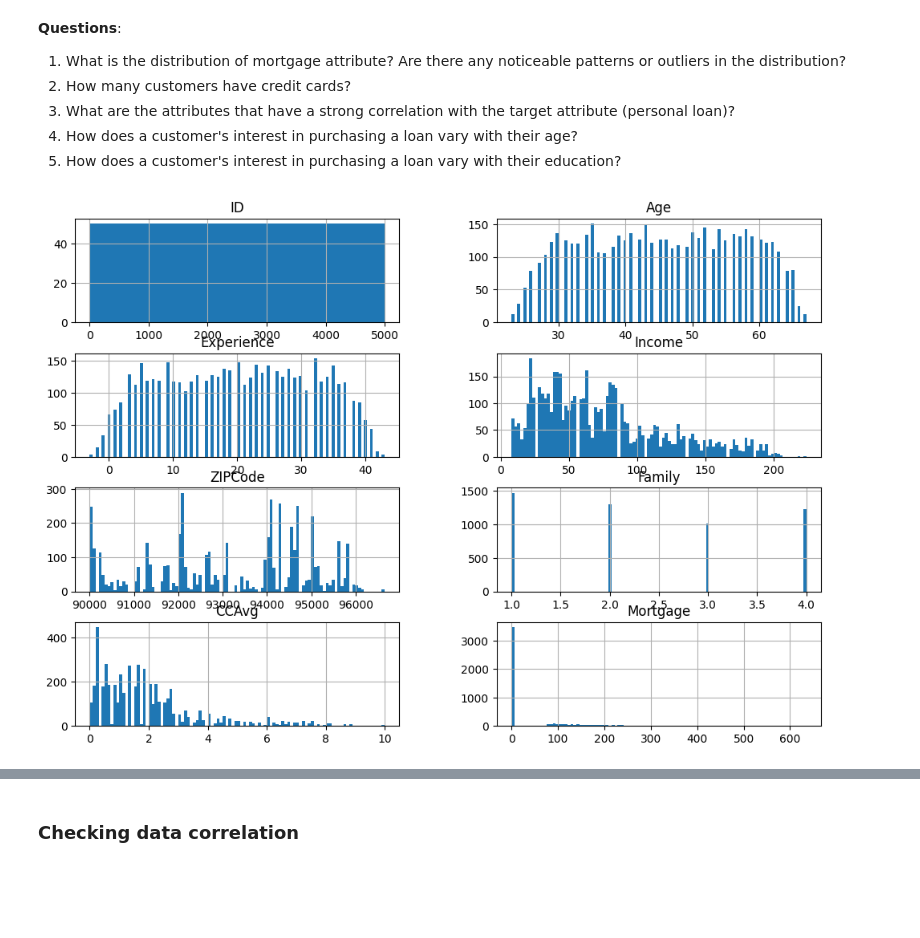
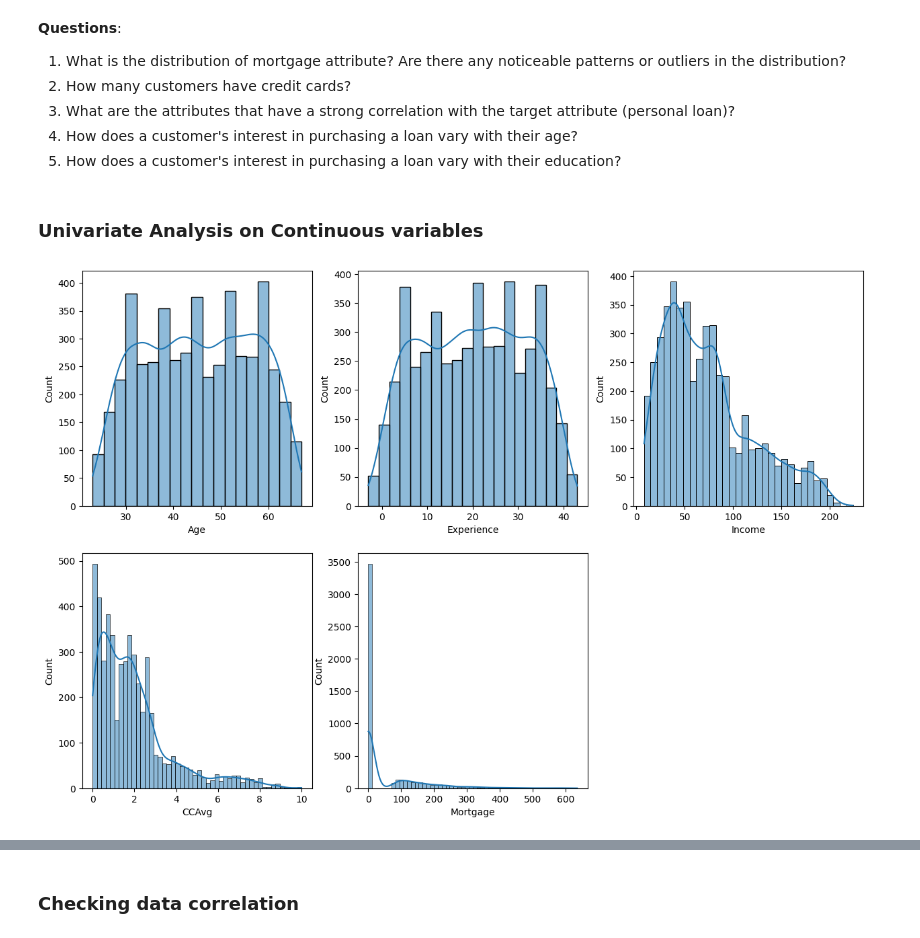
Before and after one commit to nirajguru/machine-learning-projects, a Jupyter notebook: personal-loan-compaign/notebook/loan-compaign-solution-niraj.ipynb, the cells around one changed output, grey strips where cells are left out. Cells and saved outputs as stored; diff of their text form; code cells hidden in the pictures; blank space fills up the shorter version.

Commit message:
Completed univariate analysis and multivariate analysis

```diff
--- a/personal-loan-compaign/notebook/loan-compaign-solution-niraj.ipynb
+++ b/personal-loan-compaign/notebook/loan-compaign-solution-niraj.ipynb
@@ -124,4 +202,10 @@ numerical_columns = ['ID', 'Age' , 'Experience', 'Income', 'ZIPCode', 'Family',
-# %%
-df[numerical_columns].hist(stacked=False, bins=100, figsize=(12,30), layout=(14,2));
-# %% [output]
-[figure, removed]
+# %% [markdown]
+### Univariate Analysis on Continuous variables
+# %%
+fig=plt.figure(figsize=(15,10))
+for i, numerical_column in enumerate(numerical_columns):
+    fig.add_subplot(2,3,i+1)
+    sns.histplot(data=df[numerical_column],
+                 kde= True)
+# %% [output]
+[figure, added]
```
Also changed, not shown: parts of 34 cells of this notebook.
